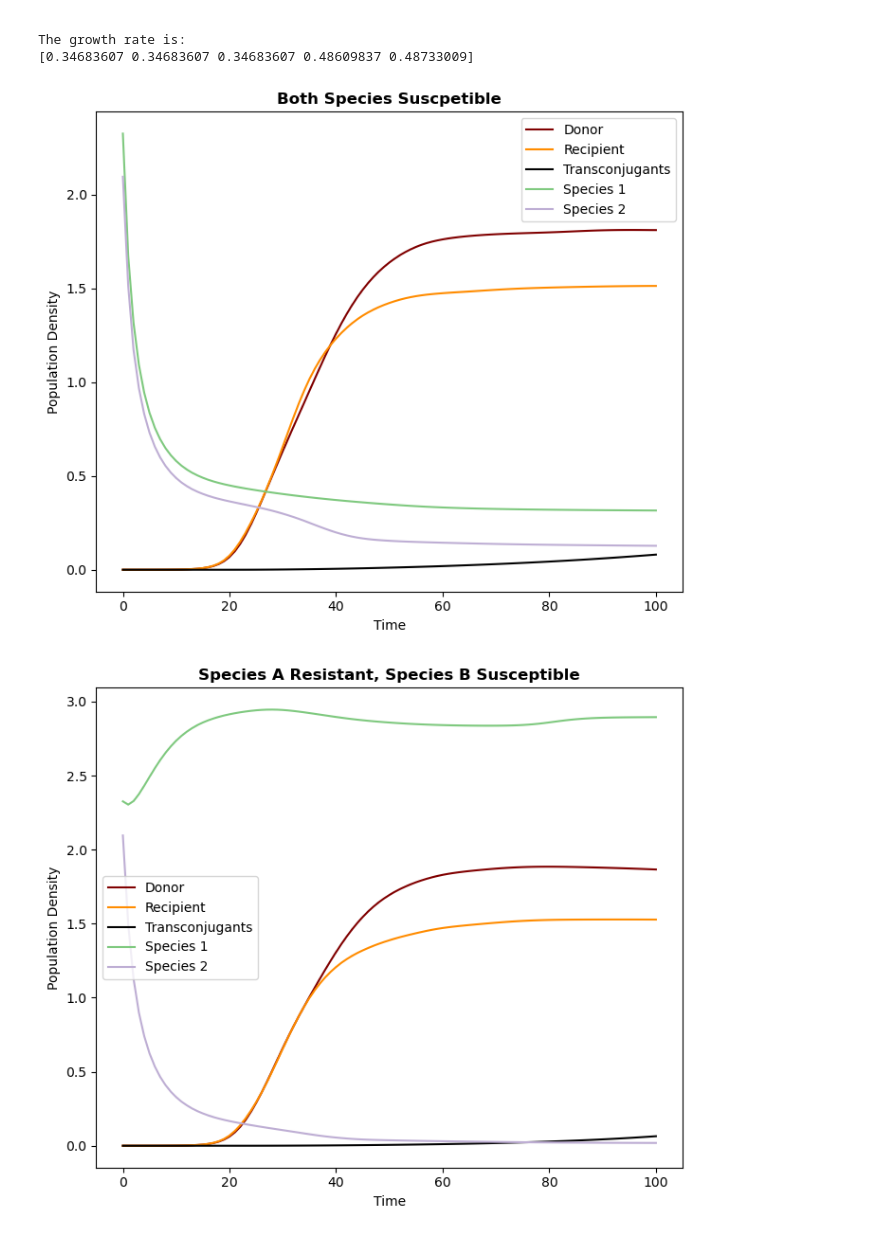
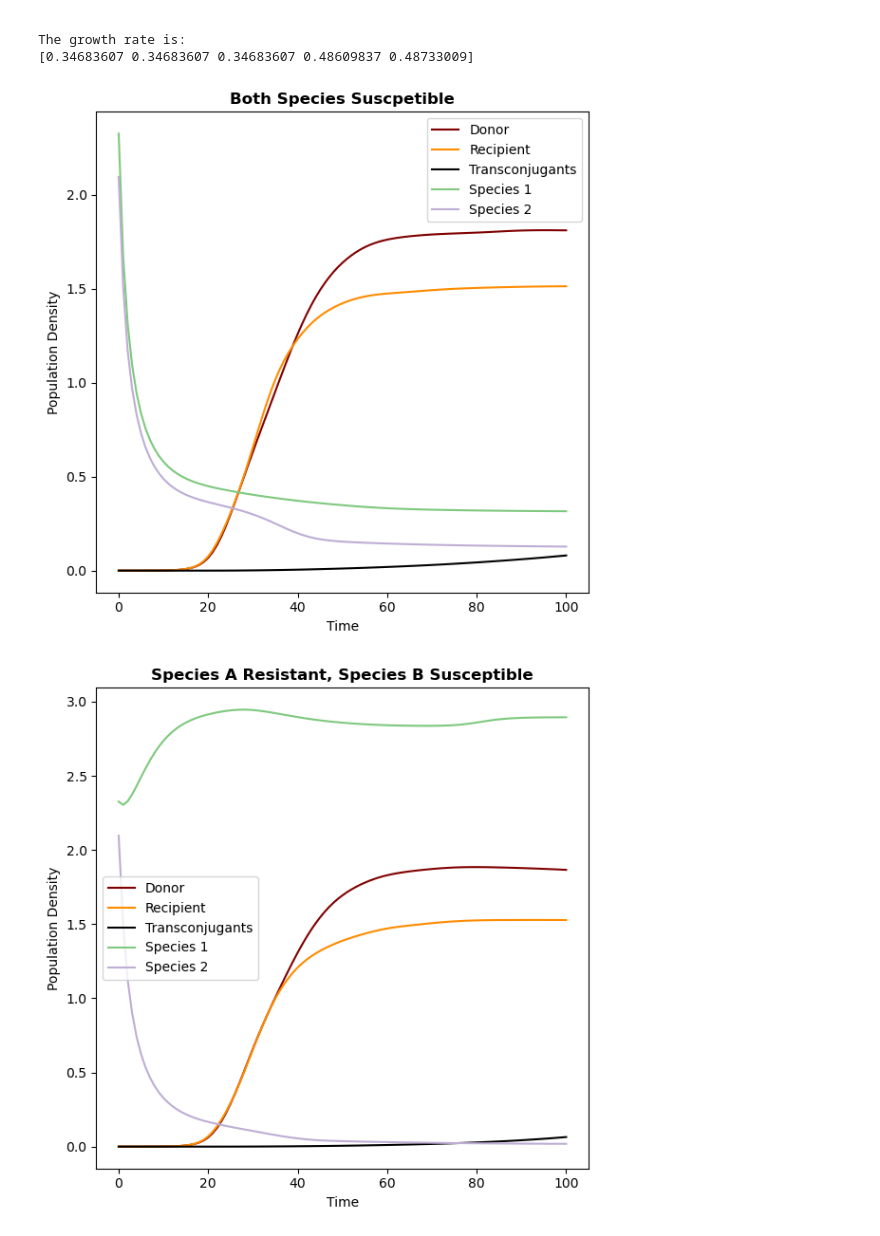
Before and after one commit to amybda/bacterial-community-conjugation-ODE, a Jupyter notebook: ODEconjugation/modelling-exp.ipynb, the cells around one changed output. Saved outputs shown, nothing was run; the diff lists cells and outputs as text; code cells hidden in the pictures.

Commit message:
save figures for 2 species experiment

```diff
--- a/ODEconjugation/modelling-exp.ipynb
+++ b/ODEconjugation/modelling-exp.ipynb
@@ -448,20 +448,20 @@ The growth rate is:
 # %%
 species2_model.plot_results(np.arange(0,101), species2_model_trans[0].mean(axis=0).T,
                             title='Both Species Suscpetible',
                             drt_colours=['maroon', 'darkorange', 'black'], cmap='Accent',
-                            save_fig=False, filename='exp_AaBa')
+                            figsize=(6,6), save_fig=True, filename='exp_AaBa')
 species2_model.plot_results(np.arange(0,101), species2_model_trans[1].mean(axis=0).T,
                             title='Species A Resistant, Species B Susceptible',
                             drt_colours=['maroon', 'darkorange', 'black'], cmap='Accent',
-                            save_fig=False, filename='exp_AbBa')
+                            figsize=(6,6), save_fig=True, filename='exp_AbBa')
 species2_model.plot_results(np.arange(0,101), species2_model_trans[2].mean(axis=0).T,
                             title='Species A Susceptible, Species B Resistant',
                             drt_colours=['maroon', 'darkorange', 'black'], cmap='Accent',
-                            save_fig=False, filename='exp_AaBb')
+                            figsize=(6,6), save_fig=True, filename='exp_AaBb')
 species2_model.plot_results(np.arange(0,101), species2_model_trans[3].mean(axis=0).T,
                             title='Species A Resistant, Species B Resistant',
                             drt_colours=['maroon', 'darkorange', 'black'], cmap='Accent',
-                            save_fig=False, filename='exp_AbBb')
+                            figsize=(6,6), save_fig=True, filename='exp_AbBb')
 # %% [output]
-[figure, old version]
+[figure, new version]
-[figure, old version]
+[figure, new version]
```
Also changed, not shown: parts of 1 cell of this notebook, 4 other files.
